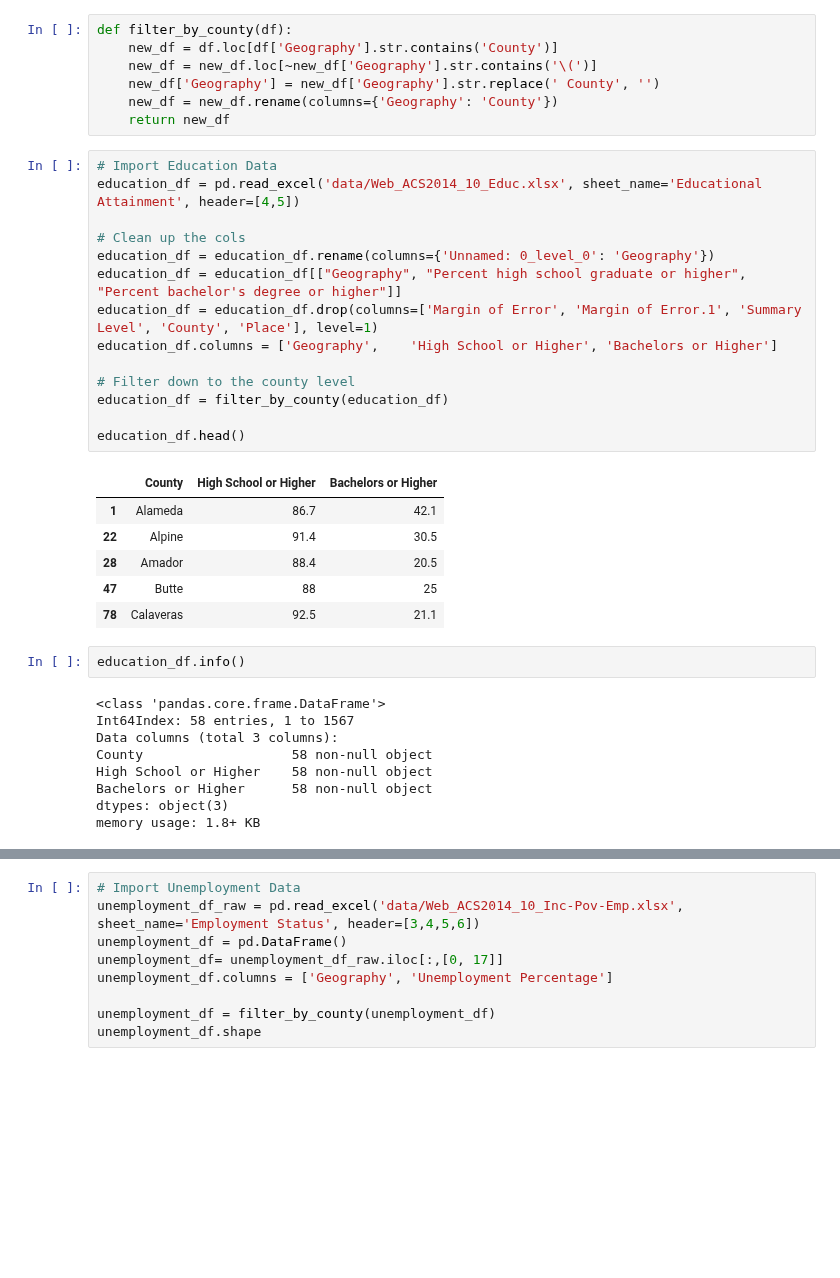
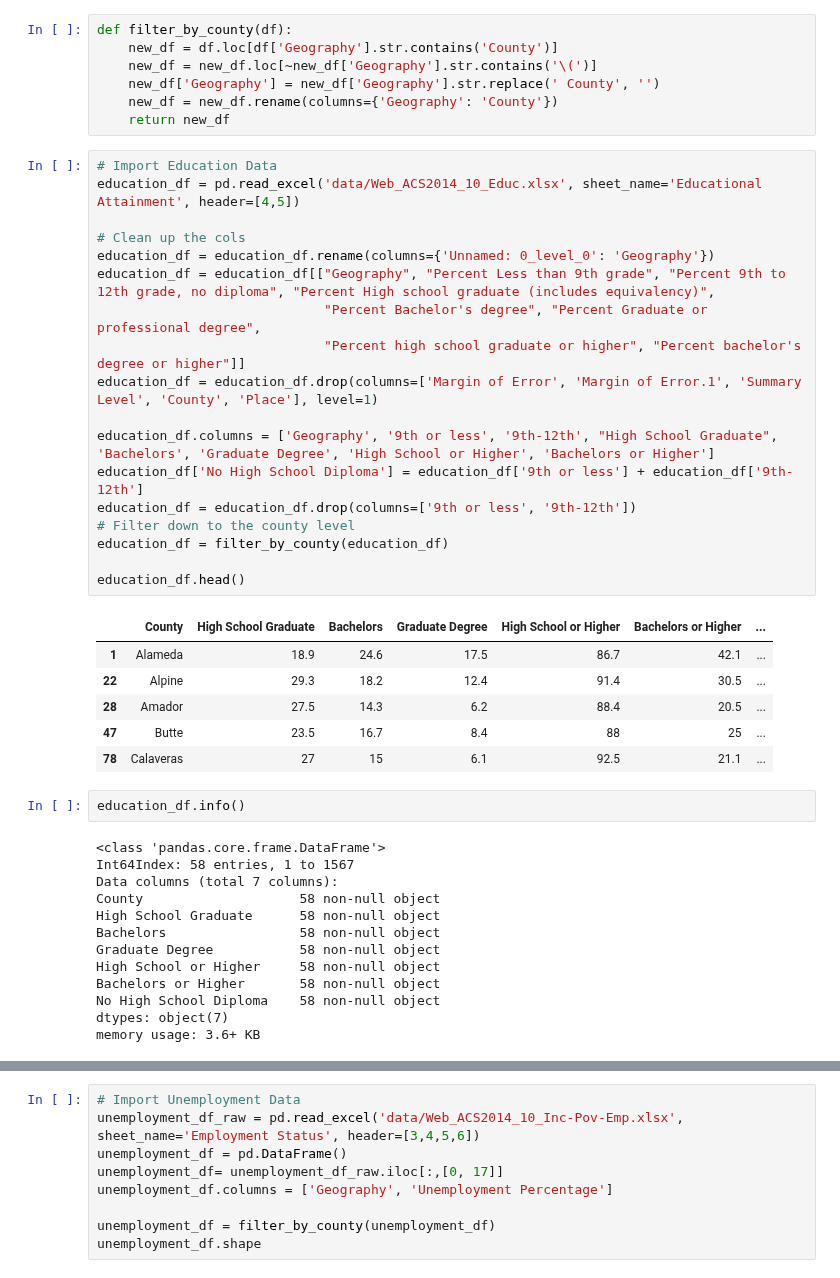
Before and after one commit to mwcooley99/project1, a Jupyter notebook: exploratory_analysis.ipynb, the cells around one changed output, grey strips where cells are left out. Drawn from its saved outputs; the diff is of its cells as text; blank space fills up the shorter version.

```diff
--- a/exploratory_analysis.ipynb
+++ b/exploratory_analysis.ipynb
@@ -94,35 +110,43 @@ def filter_by_county(df):
 # %%
 # Import Education Data
 education_df = pd.read_excel('data/Web_ACS2014_10_Educ.xlsx', sheet_name='Educational Attainment', header=[4,5])
 
 # Clean up the cols
 education_df = education_df.rename(columns={'Unnamed: 0_level_0': 'Geography'})
-education_df = education_df[["Geography", "Percent high school graduate or higher", "Percent bachelor's degree or higher"]]
+education_df = education_df[["Geography", "Percent Less than 9th grade", "Percent 9th to 12th grade, no diploma", "Percent High school graduate (includes equivalency)",
+                             "Percent Bachelor's degree", "Percent Graduate or professional degree",
+                             "Percent high school graduate or higher", "Percent bachelor's degree or higher"]]
 education_df = education_df.drop(columns=['Margin of Error', 'Margin of Error.1', 'Summary Level', 'County', 'Place'], level=1)
-education_df.columns = ['Geography',	'High School or Higher', 'Bachelors or Higher']
 
+education_df.columns = ['Geography', '9th or less', '9th-12th', "High School Graduate", 'Bachelors', 'Graduate Degree', 'High School or Higher', 'Bachelors or Higher']
+education_df['No High School Diploma'] = education_df['9th or less'] + education_df['9th-12th']
+education_df = education_df.drop(columns=['9th or less', '9th-12th'])
 # Filter down to the county level
 education_df = filter_by_county(education_df)
 
 education_df.head()
 # %% [output]
-|  | County | High School or Higher | Bachelors or Higher |
-| 1 | Alameda | 86.7 | 42.1 |
-| 22 | Alpine | 91.4 | 30.5 |
-| 28 | Amador | 88.4 | 20.5 |
-| 47 | Butte | 88 | 25 |
-| 78 | Calaveras | 92.5 | 21.1 |
+|  | County | High School Graduate | Bachelors | Graduate Degree | High School or Higher | Bachelors or Higher | ... |
+| 1 | Alameda | 18.9 | 24.6 | 17.5 | 86.7 | 42.1 | ... |
+| 22 | Alpine | 29.3 | 18.2 | 12.4 | 91.4 | 30.5 | ... |
+| 28 | Amador | 27.5 | 14.3 | 6.2 | 88.4 | 20.5 | ... |
+| 47 | Butte | 23.5 | 16.7 | 8.4 | 88 | 25 | ... |
+| 78 | Calaveras | 27 | 15 | 6.1 | 92.5 | 21.1 | ... |
 # %%
 education_df.info()
 # %% [output]
 <class 'pandas.core.frame.DataFrame'>
 Int64Index: 58 entries, 1 to 1567
-Data columns (total 3 columns):
-County                   58 non-null object
-High School or Higher    58 non-null object
-Bachelors or Higher      58 non-null object
-dtypes: object(3)
-memory usage: 1.8+ KB
+Data columns (total 7 columns):
+County                    58 non-null object
+High School Graduate      58 non-null object
+Bachelors                 58 non-null object
+Graduate Degree           58 non-null object
+High School or Higher     58 non-null object
+Bachelors or Higher       58 non-null object
+No High School Diploma    58 non-null object
+dtypes: object(7)
+memory usage: 3.6+ KB
 # %%
 # Import Health Insurance Data
 health_ins_df = pd.read_excel('data/Web_ACS2014_10_HealthIns.xlsx', sheet_name='Health Insurance', header=[4,5])
```
Also changed, not shown: parts of 42 cells of this notebook, 1 other file.
